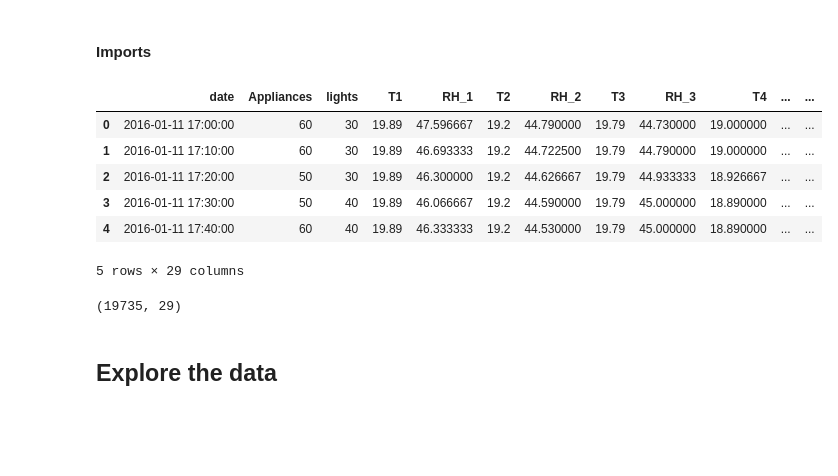
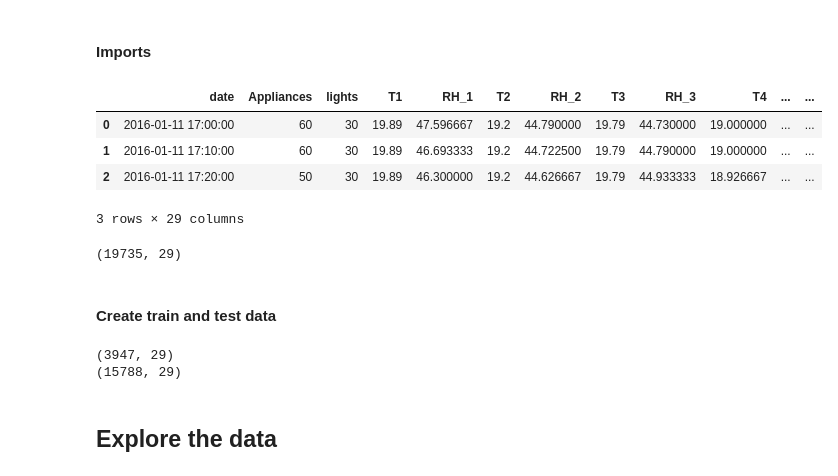
Before and after one commit to parksjr5/Energy_Forecasting, a Jupyter notebook: timeseries_new.ipynb, the cells around one changed output. Cells and saved outputs as stored; diff of their text form; code cells hidden in the pictures; blank space fills up the shorter version.

```diff
--- a/timeseries_new.ipynb
+++ b/timeseries_new.ipynb
@@ -19,18 +19,13 @@ from sklearn.metrics import mean_squared_error
 # %%
 # import data
 df = pd.read_csv('https://archive.ics.uci.edu/ml/machine-learning-databases/00374/energydata_complete.csv')
+df.head(3)
+# %% [output]
+|  | date | Appliances | lights | T1 | RH_1 | T2 | RH_2 | T3 | RH_3 | T4 | ... | ... |
+| 0 | 2016-01-11 17:00:00 | 60 | 30 | 19.89 | 47.596667 | 19.2 | 44.790000 | 19.79 | 44.730000 | 19.000000 | ... | ... |
+| 1 | 2016-01-11 17:10:00 | 60 | 30 | 19.89 | 46.693333 | 19.2 | 44.722500 | 19.79 | 44.790000 | 19.000000 | ... | ... |
+| 2 | 2016-01-11 17:20:00 | 50 | 30 | 19.89 | 46.300000 | 19.2 | 44.626667 | 19.79 | 44.933333 | 18.926667 | ... | ... |
+3 rows × 29 columns
-# %%
-# df for exploratory data
-exp_df = df
-df.head(5)
-# %% [output]
-|  | date | Appliances | lights | T1 | RH_1 | T2 | RH_2 | T3 | RH_3 | T4 | ... | ... |
-| 0 | 2016-01-11 17:00:00 | 60 | 30 | 19.89 | 47.596667 | 19.2 | 44.790000 | 19.79 | 44.730000 | 19.000000 | ... | ... |
-| 1 | 2016-01-11 17:10:00 | 60 | 30 | 19.89 | 46.693333 | 19.2 | 44.722500 | 19.79 | 44.790000 | 19.000000 | ... | ... |
-| 2 | 2016-01-11 17:20:00 | 50 | 30 | 19.89 | 46.300000 | 19.2 | 44.626667 | 19.79 | 44.933333 | 18.926667 | ... | ... |
-| 3 | 2016-01-11 17:30:00 | 50 | 40 | 19.89 | 46.066667 | 19.2 | 44.590000 | 19.79 | 45.000000 | 18.890000 | ... | ... |
-| 4 | 2016-01-11 17:40:00 | 60 | 40 | 19.89 | 46.333333 | 19.2 | 44.530000 | 19.79 | 45.000000 | 18.890000 | ... | ... |
-5 rows × 29 columns
 # %%
 # data dimensions
 df.shape
@@ -39,3 +34,12 @@ df.shape
 # %%
 # data info
 df.info()
+# %% [markdown]
+#### Create train and test data
+# %%
+df_train, df_test = df[0:-int(.8*df.shape[0])], df[-int(.8*df.shape[0]):]
+print(df_train.shape)
+print(df_test.shape)
+# %% [output]
+(3947, 29)
+(15788, 29)
```
Also changed, not shown: parts of 10 cells of this notebook.
